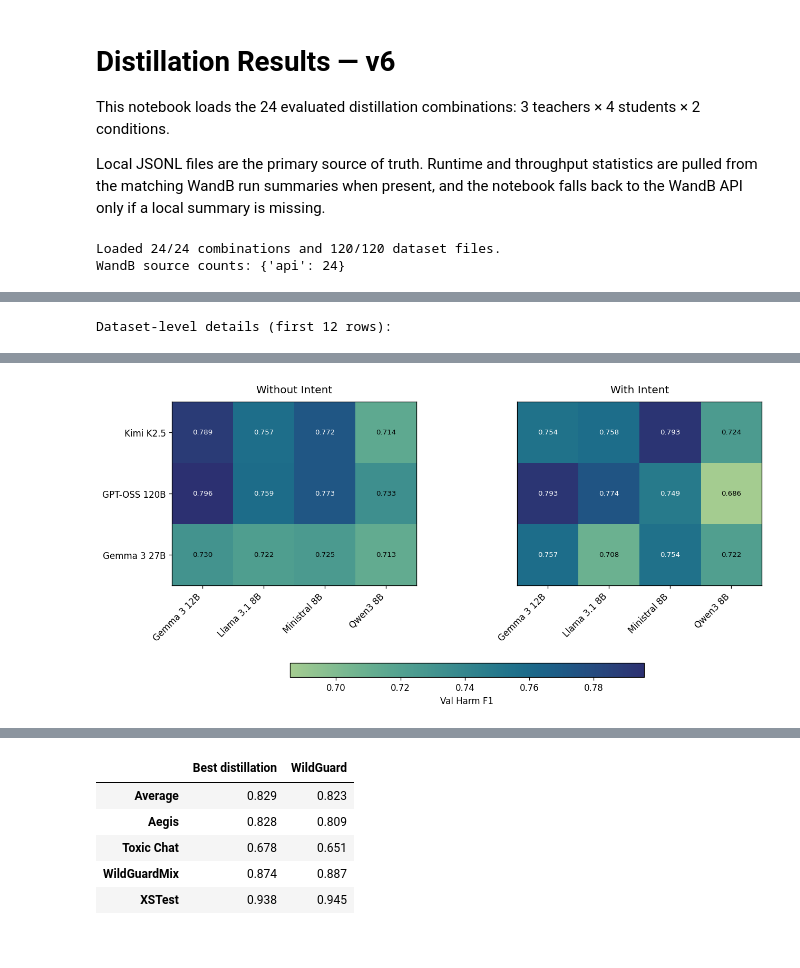
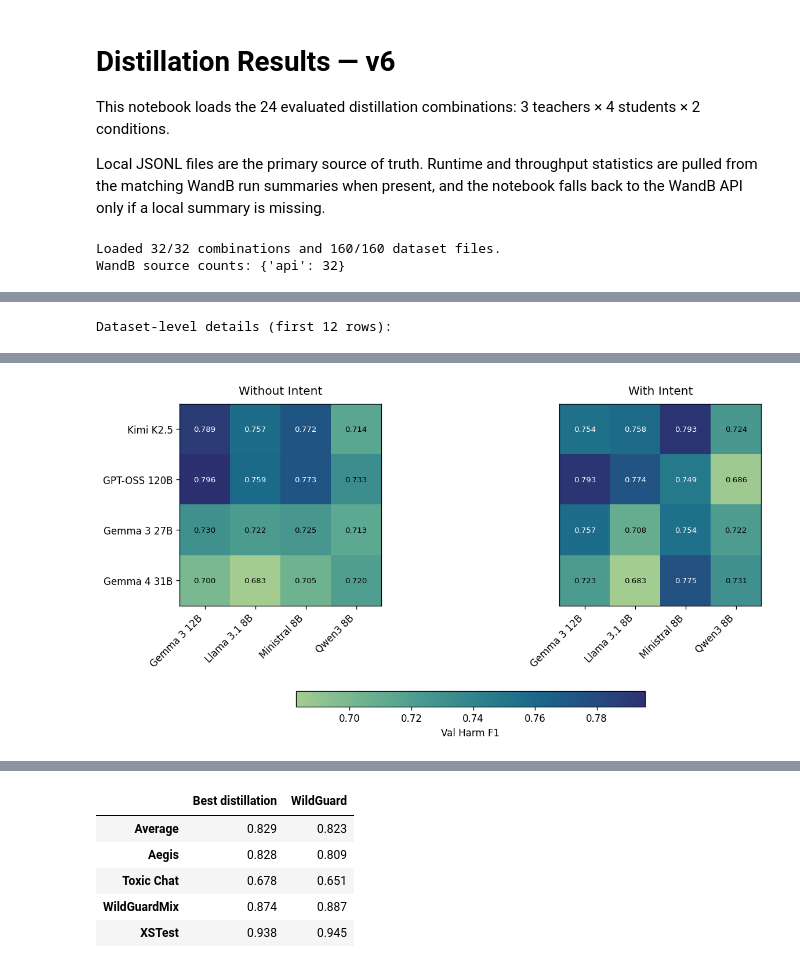
Before and after one commit to Jazhyc/aims-safety-classification, a Jupyter notebook: notebooks/distillation/distillation_results.ipynb, the cells around one changed output, grey strips where cells are left out. Cells and saved outputs as stored; diff of their text form; code cells hidden in the pictures.

Commit message:
Added results with gemma 4 teacher

```diff
--- a/notebooks/distillation/distillation_results.ipynb
+++ b/notebooks/distillation/distillation_results.ipynb
@@ -40,6 +40,7 @@ TEACHERS = {
     "moonshotai-kimi-k2.5": "Kimi K2.5",
     "openai-gpt-oss-120b": "GPT-OSS 120B",
     "RedHatAI-gemma-3-27b-it-quantized.w4a16": "Gemma 3 27B",
+    "cyankiwi-gemma-4-31b": "Gemma 4 31B",
 }
 
 STUDENTS = {
@@ -377,7 +378,7 @@ def load_combo_rows() -> tuple[pd.DataFrame, list[str]]:
 # %%
 WANDB_ENTITY = "intention-analysis"
 WANDB_PROJECT = "Distillation Results"
-REFRESH_VAL_F1_CACHE = False  # Set True once to re-fetch val_harm_f1 from W&B; results are cached to disk
+REFRESH_VAL_F1_CACHE = True  # Set True once to re-fetch val_harm_f1 from W&B; results are cached to disk
 
 _api_summary_index.cache_clear()
 load_run_summary.cache_clear()
@@ -545,6 +546,6 @@ fig.colorbar(image, cax=cbar_ax, orientation="horizontal", label="Val Harm F1")
 fig.savefig(FIGURES_DIR / "distillation_heatmap.pdf", bbox_inches="tight")
 plt.show()
 # %% [output]
-Loaded 24/24 combinations and 120/120 dataset files.
-WandB source counts: {'api': 24}
+Loaded 32/32 combinations and 160/160 dataset files.
+WandB source counts: {'api': 32}
 |  | teacher | student | condition | datasets_loaded | accuracy | precision | recall | f1 | tokens | ... |
@@ -567,18 +568,18 @@ WandB source counts: {'api': 24}
 Dataset-level details (first 12 rows):
 |  | teacher | student | condition | dataset | accuracy | precision | recall | f1 | num_rows | ... |
 | 0 | Kimi K2.5 | Gemma 3 12B | Without Intent | Aegis | 0.768 | 0.759 | 0.835 | 0.795 | 1964 | ... |
 | 1 | Kimi K2.5 | Gemma 3 12B | Without Intent | Annotated Intents | 0.694 | 0.667 | 0.738 | 0.701 | 173 | ... |
 | 2 | Kimi K2.5 | Gemma 3 12B | Without Intent | Toxic Chat | 0.919 | 0.458 | 0.776 | 0.576 | 5083 | ... |
 | 3 | Kimi K2.5 | Gemma 3 12B | Without Intent | WildGuardMix | 0.867 | 0.832 | 0.877 | 0.854 | 1699 | ... |
 | 4 | Kimi K2.5 | Gemma 3 12B | Without Intent | XSTest | 0.918 | 0.853 | 0.985 | 0.914 | 450 | ... |
 | 5 | Kimi K2.5 | Gemma 3 12B | With Intent | Aegis | 0.783 | 0.787 | 0.820 | 0.803 | 1964 | ... |
 | 6 | Kimi K2.5 | Gemma 3 12B | With Intent | Annotated Intents | 0.740 | 0.729 | 0.738 | 0.734 | 173 | ... |
 | 7 | Kimi K2.5 | Gemma 3 12B | With Intent | Toxic Chat | 0.931 | 0.508 | 0.818 | 0.626 | 5083 | ... |
 | 8 | Kimi K2.5 | Gemma 3 12B | With Intent | WildGuardMix | 0.857 | 0.802 | 0.899 | 0.848 | 1699 | ... |
 | 9 | Kimi K2.5 | Gemma 3 12B | With Intent | XSTest | 0.913 | 0.855 | 0.970 | 0.909 | 450 | ... |
 | 10 | Kimi K2.5 | Llama 3.1 8B | Without Intent | Aegis | 0.790 | 0.797 | 0.820 | 0.808 | 1964 | ... |
 | 11 | Kimi K2.5 | Llama 3.1 8B | Without Intent | Annotated Intents | 0.659 | 0.644 | 0.667 | 0.655 | 173 | ... |
-[figure, old version]
+[figure, new version]
 # %%
 # Token usage analysis: average tokens per prompt by teacher and student.
 
```
Also changed, not shown: parts of 4 cells of this notebook, 7 other files.
